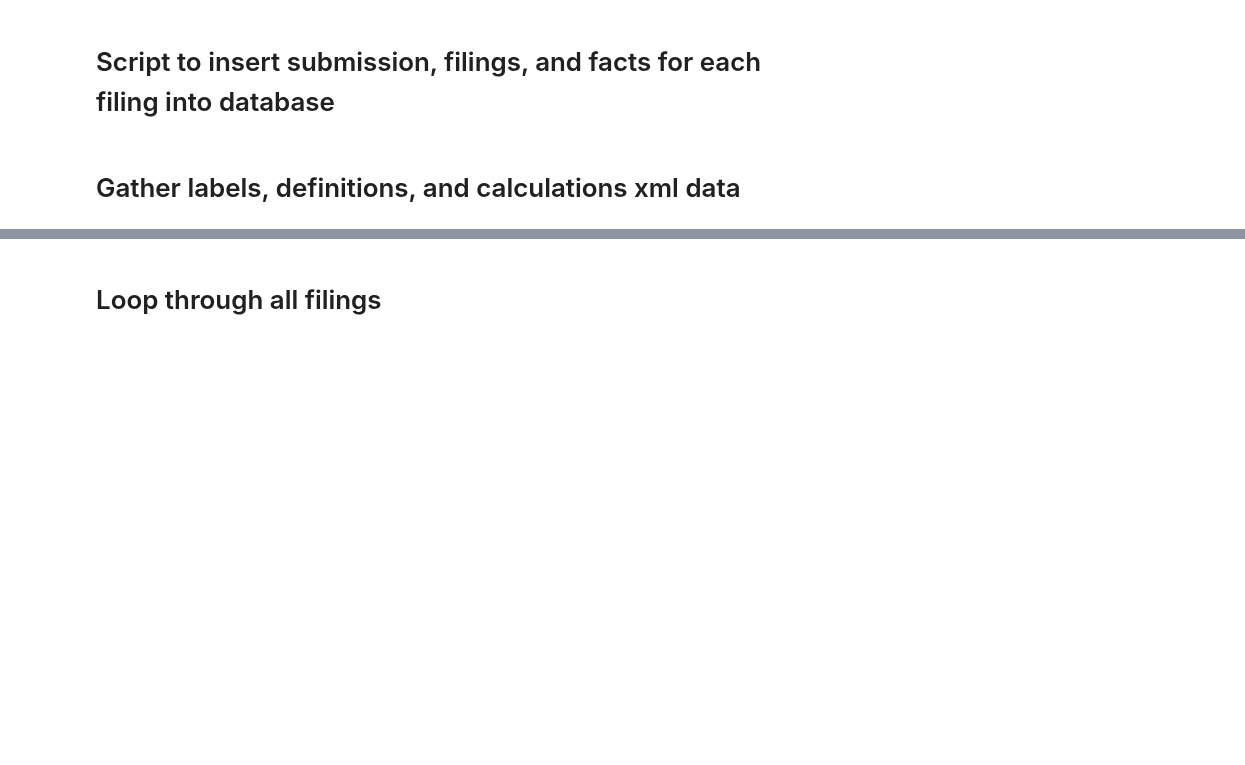
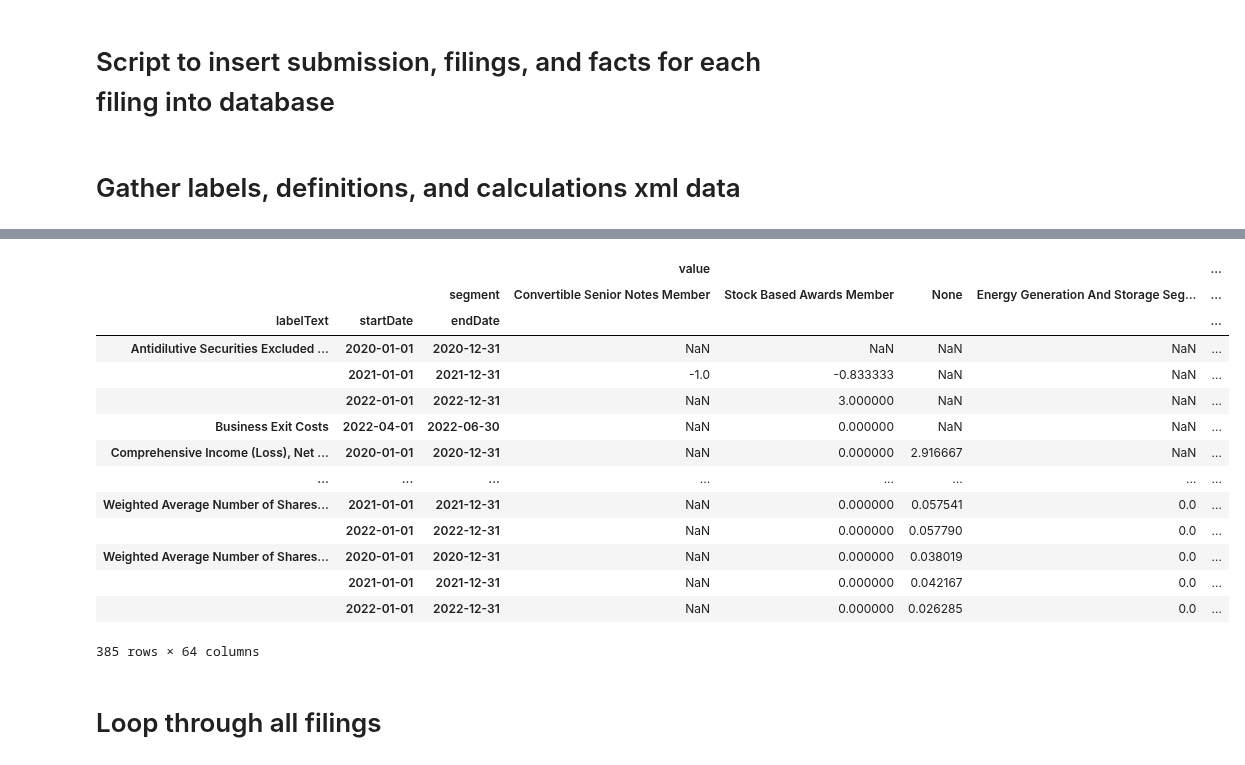
Before and after one commit to dizzydwarfus/finance-dashboard, a Jupyter notebook: utils/secscraper/sec_api_test.ipynb, the cells around one changed output, grey strips where cells are left out. Drawn from its saved outputs; the diff is of its cells as text; code cells hidden in the pictures; blank space fills up the shorter version.

Commit message:
updated parsing of segment to be more readable, sorted by labelText, segment, dates, removed rows that do not contain floats, separated instants/start-end representations

```diff
--- a/utils/secscraper/sec_api_test.ipynb
+++ b/utils/secscraper/sec_api_test.ipynb
@@ -1169,0 +1203,12 @@ with trange(len(filings_to_scrape[:]), desc='Gathering xml-data',) as t:
+# %%
+ticker = TickerData('TSLA')
+
+start_date = dt.datetime(2023, 1, 1) # after XBRL implementation
+query = {
+    'cik': ticker.cik,
+    'form': {'$in': ['10-K']},
+    'filingDate': {'$gte': start_date},
+}
+filings_to_scrape = [i for i in mongo.tickerfilings.find(query).sort('filingDate', 1)]
+
+all_labels, all_calc, all_defn, all_context, all_facts, all_metalinks, all_merged_facts, failed_folders = get_filing_facts(ticker=ticker, filings_to_scrape=filings_to_scrape)
@@ -1177,3 +1237,16 @@ with pd.ExcelWriter(f'././data/{ticker.ticker}_all_data.xlsx') as writer:
     all_calc.to_excel(writer, sheet_name='calc', index=False)
     all_defn.to_excel(writer, sheet_name='defn', index=False)
     all_metalinks.to_excel(writer, sheet_name='metalinks', index=False)
+# %%
+final_df = all_merged_facts[['labelText','segment','startDate','endDate','instant','value']].copy()
+# Value column includes both strings and floats, remove all strings rows
+final_df = final_df.loc[(~final_df['value'].str.contains('[^0-9\.\-]|(^\d+\-\d+\-\d+$)')) & (final_df['value'] != "")]
+final_df['value'] = final_df['value'].astype(float)
+final_df['segment'] = final_df['segment']\
+    .str.replace(f'{ticker.ticker.lower()}:', '')\
+    .str.replace('us-gaap:', '')\
+    .str.replace('srt:', '')\
+    .str.replace('dei:', '')\
+    .str.replace('(\\n)', '', regex=True)\
+    .str.replace(pat=r'([A-Z])', repl=r' \1', regex=True).str.strip()
+final_df['segment'].value_counts()
@@ -1179,0 +1267,21 @@ with pd.ExcelWriter(f'././data/{ticker.ticker}_all_data.xlsx') as writer:
+# %%
+start_end = final_df.pivot_table(index=['labelText','segment','startDate','endDate',], values='value', aggfunc='sum')
+instant = final_df.pivot_table(index=['labelText','segment','instant',], values='value', aggfunc='sum')
+# %%
+start_end.unstack('segment').ffill().pct_change()
+# %% [output]
+|  |  |  | value |  |  |  | ... |
+|  |  | segment | Convertible Senior Notes Member | Stock Based Awards Member | None | Energy Generation And Storage Seg... | ... |
+| labelText | startDate | endDate |  |  |  |  | ... |
+| Antidilutive Securities Excluded ... | 2020-01-01 | 2020-12-31 | NaN | NaN | NaN | NaN | ... |
+|  | 2021-01-01 | 2021-12-31 | -1.0 | -0.833333 | NaN | NaN | ... |
+|  | 2022-01-01 | 2022-12-31 | NaN | 3.000000 | NaN | NaN | ... |
+| Business Exit Costs | 2022-04-01 | 2022-06-30 | NaN | 0.000000 | NaN | NaN | ... |
+| Comprehensive Income (Loss), Net ... | 2020-01-01 | 2020-12-31 | NaN | 0.000000 | 2.916667 | NaN | ... |
+| ... | ... | ... | ... | ... | ... | ... | ... |
+| Weighted Average Number of Shares... | 2021-01-01 | 2021-12-31 | NaN | 0.000000 | 0.057541 | 0.0 | ... |
+|  | 2022-01-01 | 2022-12-31 | NaN | 0.000000 | 0.057790 | 0.0 | ... |
+| Weighted Average Number of Shares... | 2020-01-01 | 2020-12-31 | NaN | 0.000000 | 0.038019 | 0.0 | ... |
+|  | 2021-01-01 | 2021-12-31 | NaN | 0.000000 | 0.042167 | 0.0 | ... |
+|  | 2022-01-01 | 2022-12-31 | NaN | 0.000000 | 0.026285 | 0.0 | ... |
+385 rows × 64 columns
```
Also changed, not shown: parts of 5 cells of this notebook, 2 other files.
